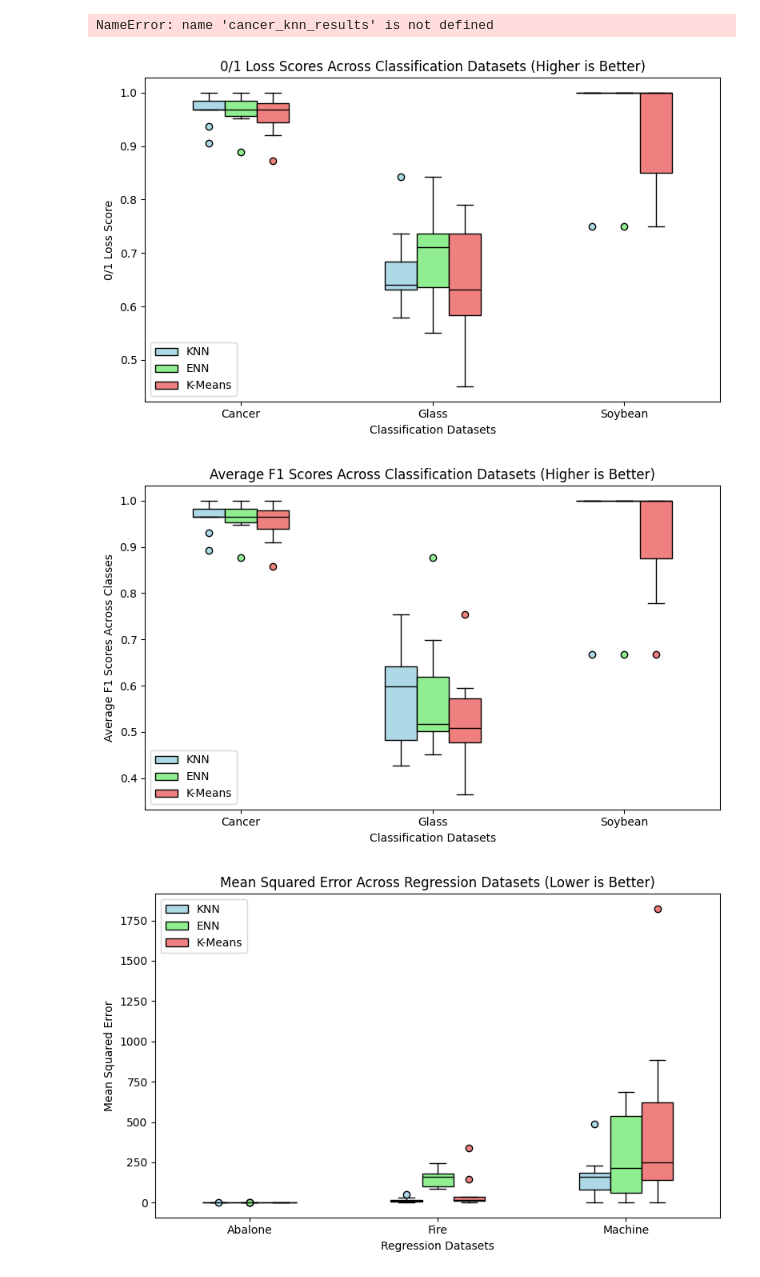
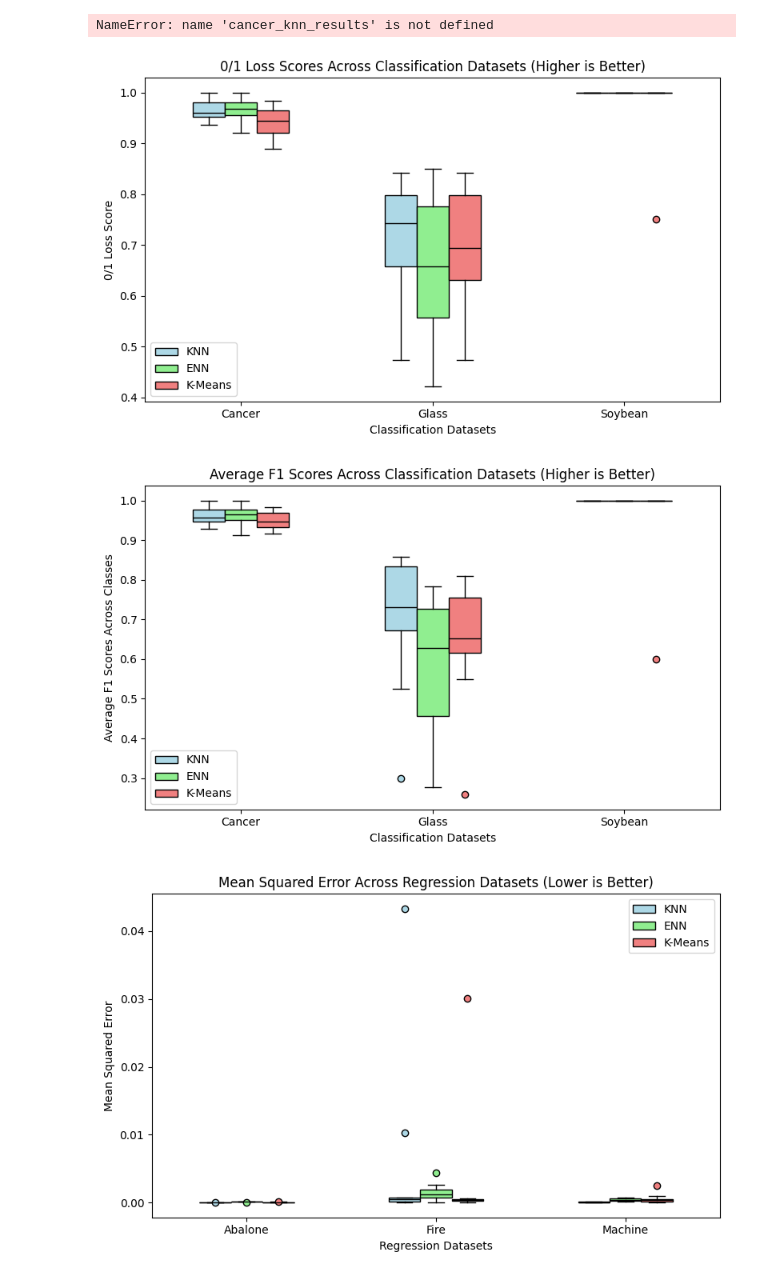
Before and after one commit to Carlos-A-Rivas/CSCI_447, a Jupyter notebook: Project_2/Code/create_plots.ipynb, the cells around one changed output. Saved outputs shown, nothing was run; the diff lists cells and outputs as text; code cells hidden in the pictures.

```diff
--- a/Project_2/Code/create_plots.ipynb
+++ b/Project_2/Code/create_plots.ipynb
@@ -1170,6 +277,9 @@ save_arrays_to_csv(arrays_to_save, 'normalized_data.csv')
 # %% [output]
 NameError: name 'cancer_knn_results' is not defined
 # %%
+import csv
+import numpy as np
+import matplotlib.pyplot as plt
 def make_plots_2(arrays, classification_names, regression_names, figure_size, rotation_val):
     '''
     This function creates boxplots for the metrics for classification and regression
@@ -1379,34 +489,34 @@ def make_plots(arrays, dataset_names, figure_size, rotation_val):
 
     # Plotting 0/1 Loss Scores
     plt.figure(figsize=figure_size)
     for i in range(num_models):
         plt.boxplot([loss_data[j] for j in range(i, len(loss_data), num_models)],
                     positions=[positions[j] for j in range(i, len(positions), num_models)],
                     widths=width, patch_artist=True, boxprops=dict(facecolor=colors[i]),
                     medianprops=dict(color='black'), whiskerprops=dict(color='black'),
                     capprops=dict(color='black'), flierprops=dict(markerfacecolor=colors[i], marker='o'),
                     label=model_names[i])
 
     # Add labels at dataset positions
     plt.xticks([i * spacing * num_models + width for i in range(num_datasets)], dataset_names, rotation=rotation_val)
     plt.xlabel('Datasets')
     plt.ylabel('0/1 Loss Score')
     plt.title('0/1 Loss Scores Across Datasets (Lower is Better)')
     plt.legend()
     plt.tight_layout()
     plt.show()
 
-loaded_arrays = load_arrays_from_csv('normalized_data.csv')
+loaded_arrays = load_arrays_from_csv('normalized_data_2.csv')
 classification_arrays = loaded_arrays[:9]
 regression_arrays = loaded_arrays[9:]
 classification_dataset_names = ['Cancer', 'Glass', 'Soybean']
 regression_dataset_names = ['Abalone', 'Fire', 'Machine']
 
 
 #make_plots(classification_arrays, classification_dataset_names, (10, 6), 45)
 #make_plots(regression_arrays, regression_dataset_names, (10, 6), 45)
 make_plots_2(loaded_arrays, classification_dataset_names, regression_dataset_names, (8, 5), 0)
 # %% [output]
-[figure, old version]
+[figure, new version]
-[figure, old version]
+[figure, new version]
-[figure, old version]
+[figure, new version]
```
Also changed, not shown: parts of 8 cells of this notebook, 6 other files.
